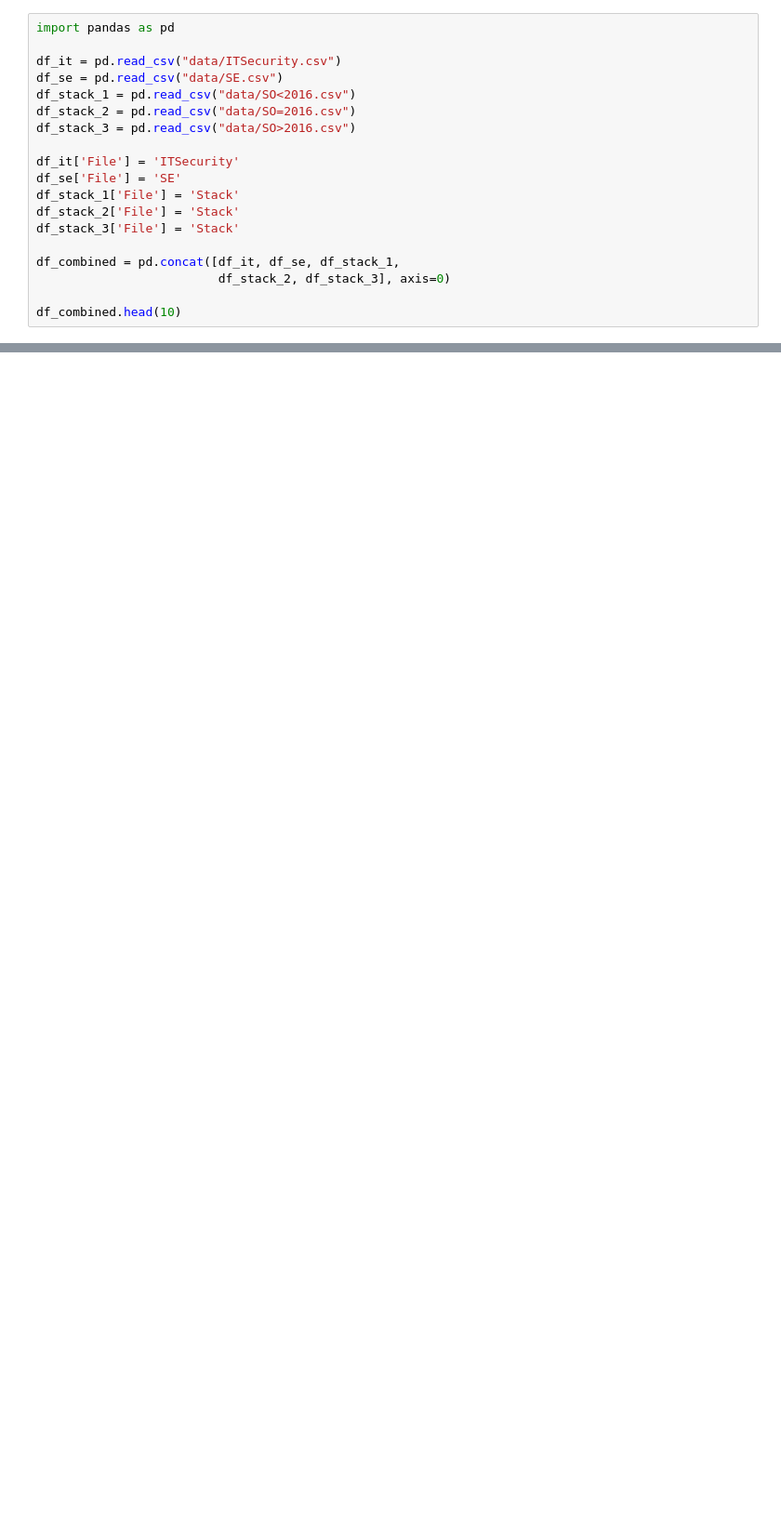
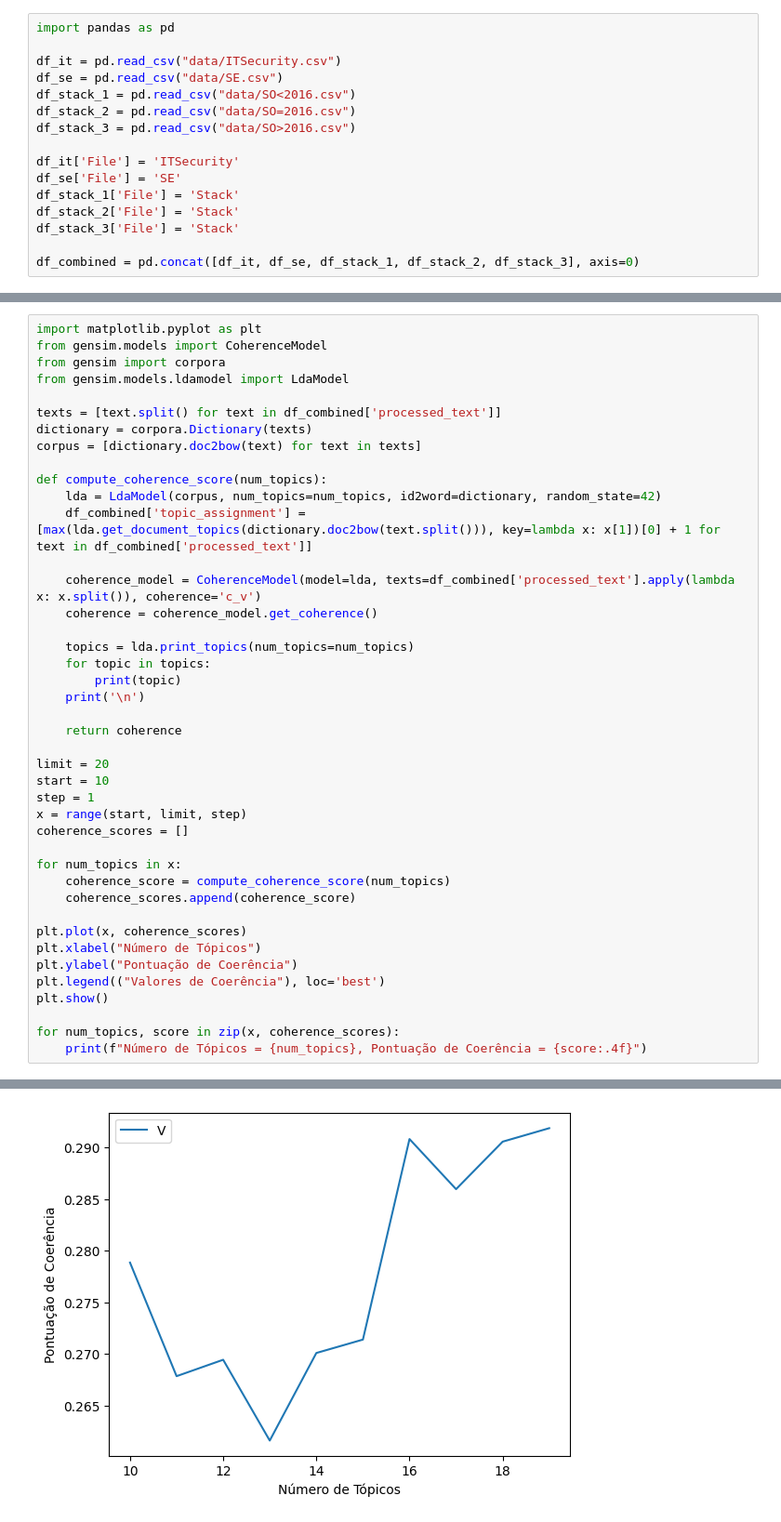
Before and after one commit to TCC-Emily-e-Vitor/Codigo-LDA, a Jupyter notebook: topics.ipynb, the cells around one changed output, grey strips where cells are left out. Shown at 93% size. Drawn from its saved outputs; the diff is of its cells as text; blank space fills up the shorter version.

Commit message:
Troca de biblioteca para somente a gensim

```diff
--- a/topics.ipynb
+++ b/topics.ipynb
@@ -13,7 +13,4 @@ df_stack_1['File'] = 'Stack'
 df_stack_2['File'] = 'Stack'
 df_stack_3['File'] = 'Stack'
 
-df_combined = pd.concat([df_it, df_se, df_stack_1,
-                         df_stack_2, df_stack_3], axis=0)
-
-df_combined.head(10)
+df_combined = pd.concat([df_it, df_se, df_stack_1, df_stack_2, df_stack_3], axis=0)
@@ -127,0 +60,43 @@ Topic 12: authenticate, protection, string, xss, encrypt, network, forms, implem
+# %%
+import matplotlib.pyplot as plt
+from gensim.models import CoherenceModel
+from gensim import corpora
+from gensim.models.ldamodel import LdaModel
+
+texts = [text.split() for text in df_combined['processed_text']]
+dictionary = corpora.Dictionary(texts)
+corpus = [dictionary.doc2bow(text) for text in texts]
+
+def compute_coherence_score(num_topics):
+    lda = LdaModel(corpus, num_topics=num_topics, id2word=dictionary, random_state=42)
+    df_combined['topic_assignment'] = [max(lda.get_document_topics(dictionary.doc2bow(text.split())), key=lambda x: x[1])[0] + 1 for text in df_combined['processed_text']]
+
+    coherence_model = CoherenceModel(model=lda, texts=df_combined['processed_text'].apply(lambda x: x.split()), coherence='c_v')
+    coherence = coherence_model.get_coherence()
+
+    topics = lda.print_topics(num_topics=num_topics)
+    for topic in topics:
+        print(topic)
+    print('\n')
+
+    return coherence
+
+limit = 20
+start = 10
+step = 1
+x = range(start, limit, step)
+coherence_scores = []
+
+for num_topics in x:
+    coherence_score = compute_coherence_score(num_topics)
+    coherence_scores.append(coherence_score)
+
+plt.plot(x, coherence_scores)
+plt.xlabel("Número de Tópicos")
+plt.ylabel("Pontuação de Coerência")
+plt.legend(("Valores de Coerência"), loc='best')
+plt.show()
+
+for num_topics, score in zip(x, coherence_scores):
+    print(f"Número de Tópicos = {num_topics}, Pontuação de Coerência = {score:.4f}")
+# %% [output]
@@ -127,0 +120 @@ Topic 12: authenticate, protection, string, xss, encrypt, network, forms, implem
+[figure, added]
```
Also changed, not shown: parts of 6 cells of this notebook.
